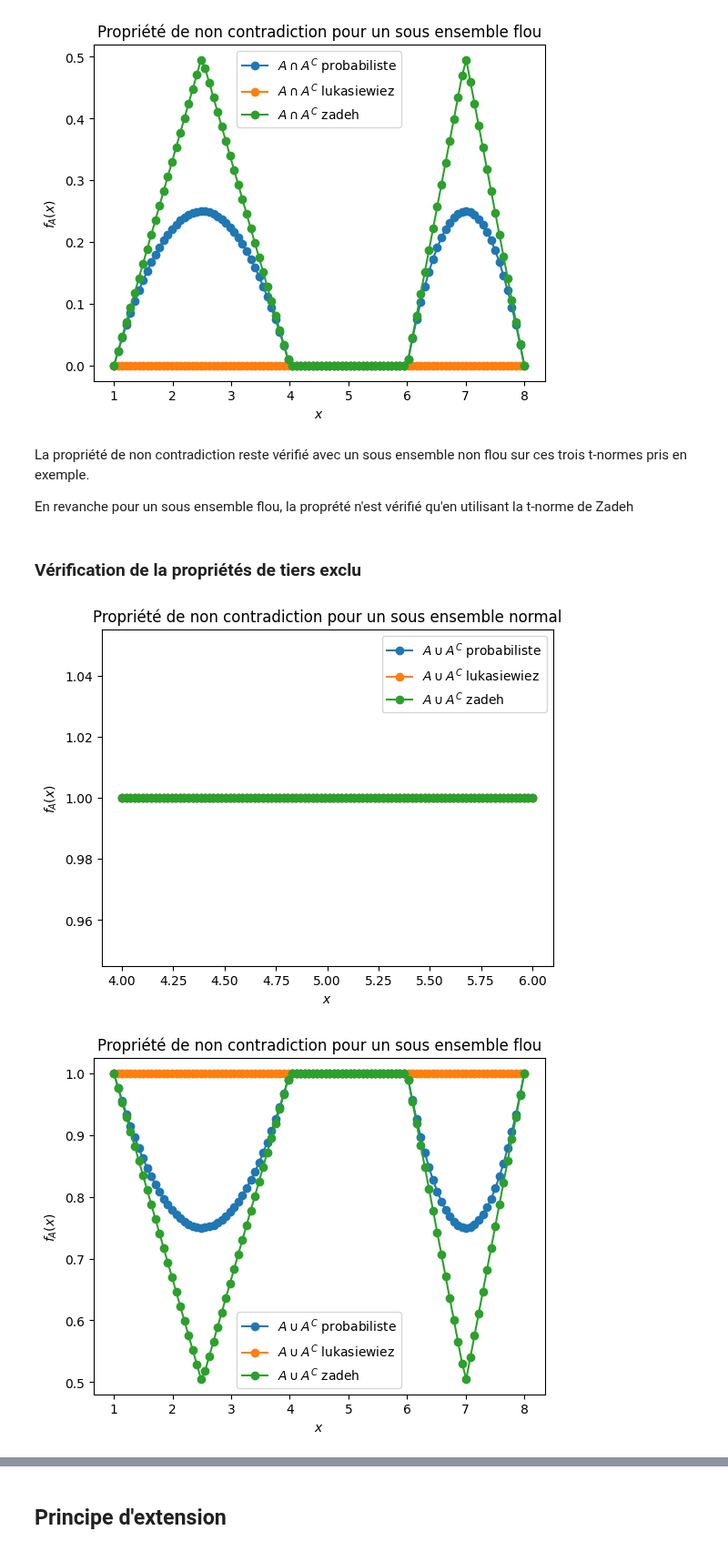
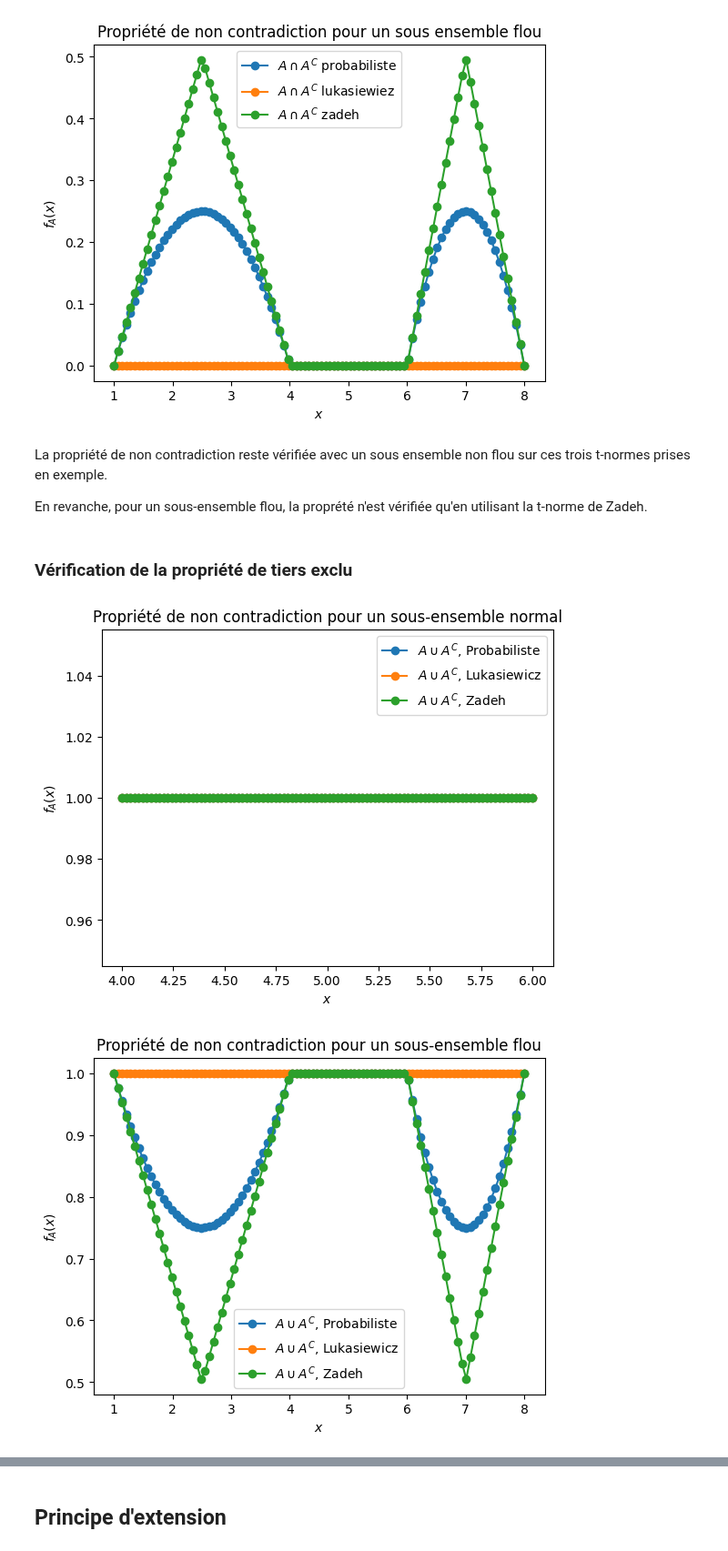
Before and after one commit to CharlesAttend/M2-DAC, a Jupyter notebook: XAI/TME/TME4/TME4.ipynb, the cells around one changed output, grey strips where cells are left out. Shown at 91% size. Drawn from its saved outputs; the diff is of its cells as text; code cells hidden in the pictures.

```diff
--- a/XAI/TME/TME4/TME4.ipynb
+++ b/XAI/TME/TME4/TME4.ipynb
@@ -1,14 +1,12 @@
 # %%
 import numpy as np
-import scipy as sp
+import sympy as sp
 import matplotlib.pyplot as plt
 
 sef = {
     "triangulaire": np.array([(1, 0), (4, 1), (6, 0)]),
     "trapezoidal": np.array([(1, 0), (4, 1), (6, 1), (8, 0)]),
-    "quelconque": np.array(
-        [(1, 0), (4, 1), (6, 0.6), (7, 0.3), (9, 1), (10, 0.5), (15, 0)]
-    ),
+    "quelconque": np.array([(1, 0), (4, 1), (6, 0.6), (7, 0.3), (9, 1), (10, 0.5), (15, 0)]),
 }
 # %% [markdown]
 # Opération de base
@@ -237,40 +220,34 @@ plot_non_contradiction(
 [figure]
 [figure]
 # %% [markdown]
-La propriété de non contradiction reste vérifié avec un sous ensemble non flou sur ces trois t-normes pris en exemple.
+La propriété de non contradiction reste vérifiée avec un sous ensemble non flou sur ces trois t-normes prises en exemple.
 
-En revanche pour un sous ensemble flou, la proprété n'est vérifié qu'en utilisant la t-norme de Zadeh
+En revanche, pour un sous-ensemble flou, la proprété n'est vérifiée qu'en utilisant la t-norme de Zadeh.
 # %% [markdown]
-### Vérification de la propriétés de tiers exclu
+### Vérification de la propriété de tiers exclu
 # %%
 def plot_tier_exclu(d, *args, **kwds):
-    """plot $A\cup A^C$ avec plusieur T-conorme
+    """Affiche $A \cup A^C$ en utilisant plusieurs t-conormes.
 
-    Parameters
-    ----------
-    d : dict
-        Dictionnaire de forme {"A": ..., "Ac": ...}
+    :param dict d: Dictionnaire de forme {"A": ..., "Ac": ...}
     """
+
     plot_sefs(
         {
-            "$A \cup A^C$ probabiliste": union(d["A"], d["Ac"], TConorme.probabiliste),
-            "$A \cup A^C$ lukasiewiez": union(d["A"], d["Ac"], TConorme.lukasiewiez),
-            "$A \cup A^C$ zadeh": union(d["A"], d["Ac"], TConorme.zadeh),
+            "$A \cup A^C$, Probabiliste": union(d["A"], d["Ac"], TConorme.probabiliste),
+            "$A \cup A^C$, Lukasiewicz": union(d["A"], d["Ac"], TConorme.lukasiewiez),
+            "$A \cup A^C$, Zadeh": union(d["A"], d["Ac"], TConorme.zadeh),
             # "$A \cap A^C$ hamacher": intersection(sec["A"], sec["Ac"], TNorme.hamacher),
             # "$A \cap A^C$ drastique": intersection(sec["A"], sec["Ac"], TNorme.drastique),
         },
         *args,
         **kwds
     )
 
 
-plot_tier_exclu(
-    sec_trapezoidal, title="Propriété de non contradiction pour un sous ensemble normal"
-)
-plot_tier_exclu(
-    sef_trapezoidal, title="Propriété de non contradiction pour un sous ensemble flou"
-)
+plot_tier_exclu(sec_trapezoidal, title="Propriété de non contradiction pour un sous-ensemble normal")
+plot_tier_exclu(sef_trapezoidal, title="Propriété de non contradiction pour un sous-ensemble flou")
 # %% [output]
-[figure, old version]
+[figure, new version]
-[figure, old version]
+[figure, new version]
 # %% [markdown]
```
Also changed, not shown: parts of 13 cells of this notebook.
